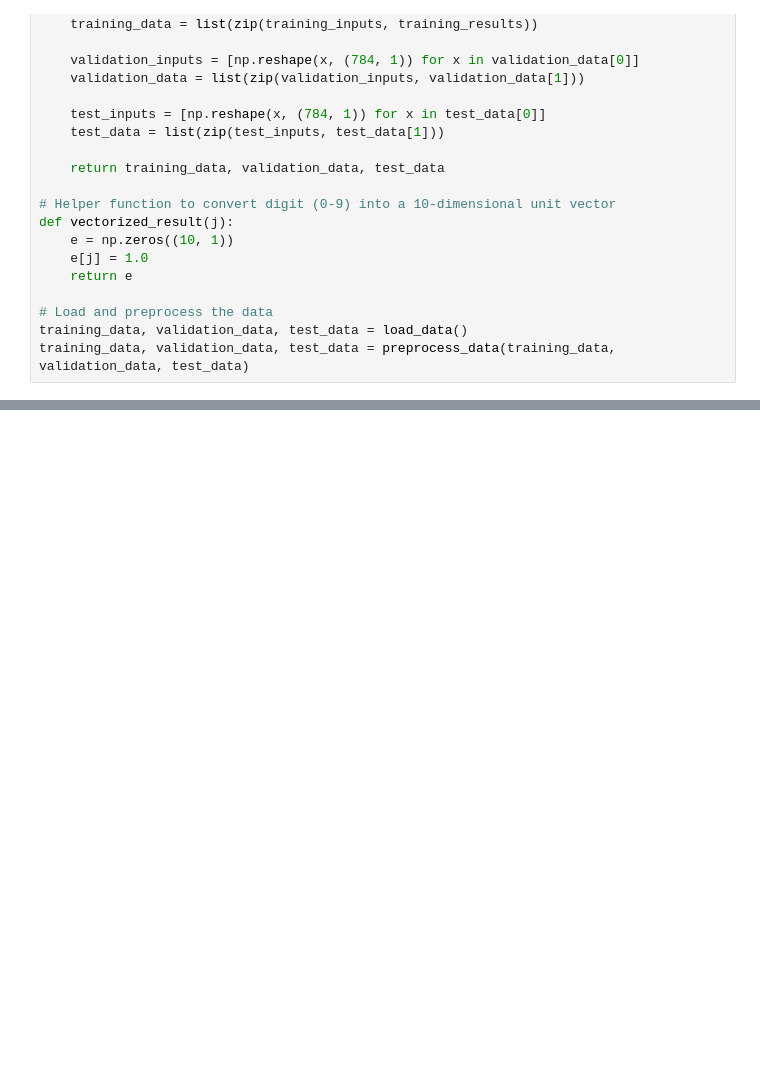
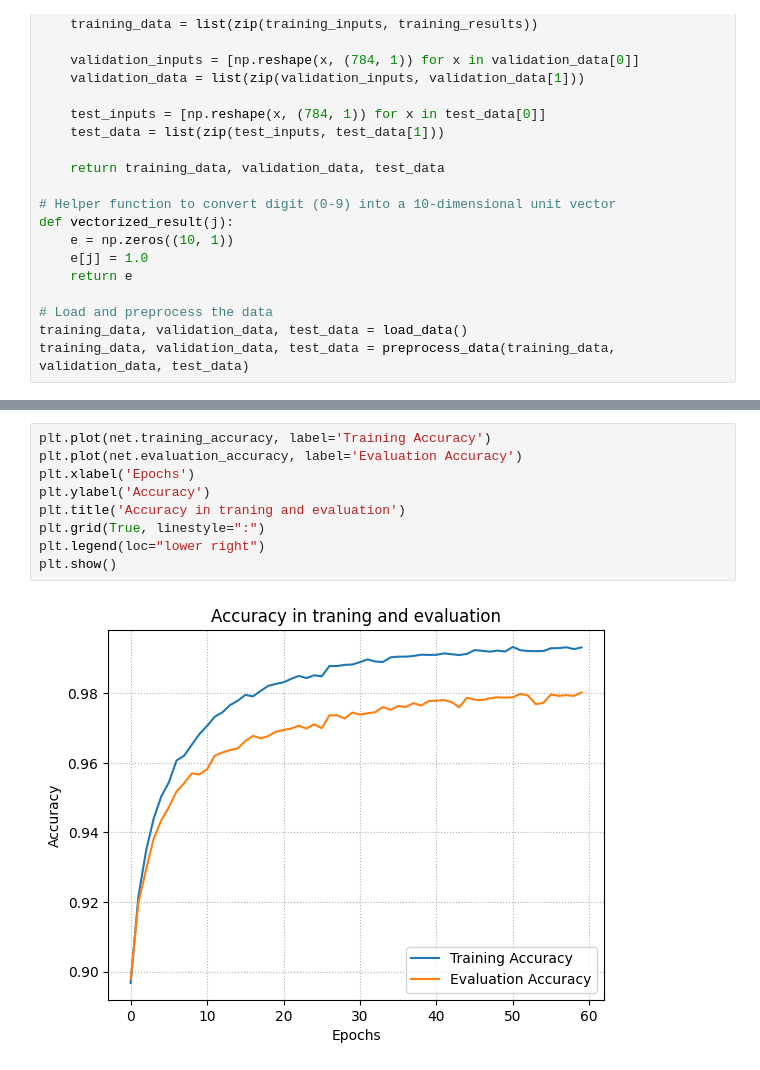
Before and after one commit to Calebagoha123/neural_net_from_scratch, a Jupyter notebook: mnist.ipynb, the cells around one changed output, grey strips where cells are left out. Drawn from its saved outputs; the diff is of its cells as text; blank space fills up the shorter version.

```diff
--- a/mnist.ipynb
+++ b/mnist.ipynb
@@ -167,0 +204,11 @@ plt.show()
+# %%
+plt.plot(net.training_accuracy, label='Training Accuracy')
+plt.plot(net.evaluation_accuracy, label='Evaluation Accuracy')
+plt.xlabel('Epochs')
+plt.ylabel('Accuracy')
+plt.title('Accuracy in traning and evaluation')
+plt.grid(True, linestyle=":")
+plt.legend(loc="lower right")
+plt.show()
+# %% [output]
+[figure, added]
```
Also changed, not shown: parts of 3 cells of this notebook, 1 other file.
